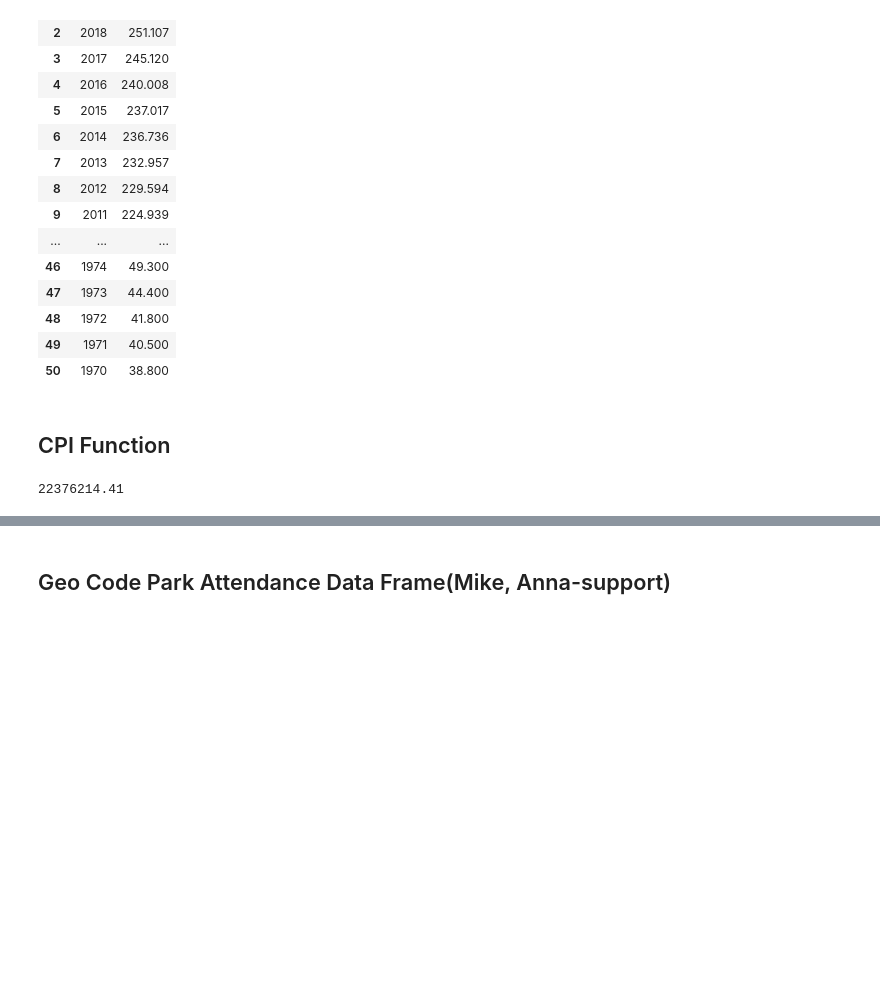
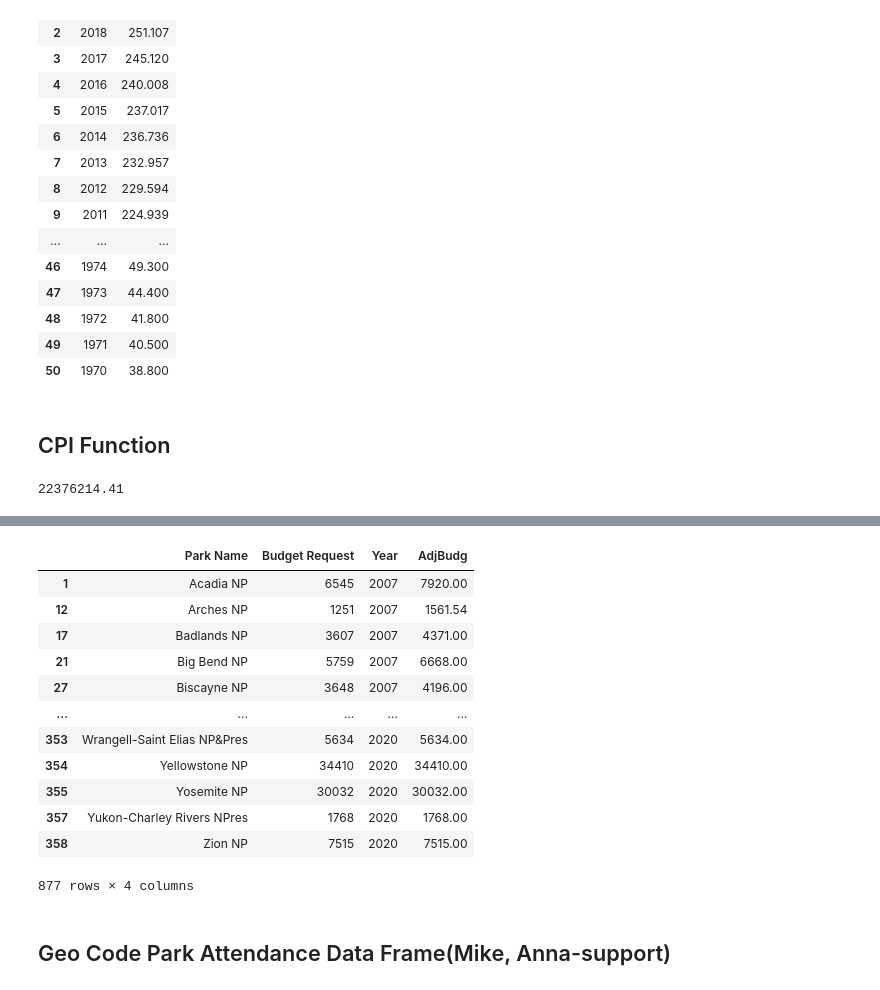
Before and after one commit to mregpala/project-national-park-performance, a Jupyter notebook: NationalParkAnalysis.ipynb, the cells around one changed output, grey strips where cells are left out. Cells and saved outputs as stored; diff of their text form; code cells hidden in the pictures; blank space fills up the shorter version.

```diff
--- a/NationalParkAnalysis.ipynb
+++ b/NationalParkAnalysis.ipynb
@@ -157,3 +318,19 @@ print(str(x))
+# %%
+Final_Budget_df
+# %% [output]
+|  | Park Name | Budget Request | Year | AdjBudg |
+| 1 | Acadia NP | 6545 | 2007 | 7920.00 |
+| 12 | Arches NP | 1251 | 2007 | 1561.54 |
+| 17 | Badlands NP | 3607 | 2007 | 4371.00 |
+| 21 | Big Bend NP | 5759 | 2007 | 6668.00 |
+| 27 | Biscayne NP | 3648 | 2007 | 4196.00 |
+| ... | ... | ... | ... | ... |
+| 353 | Wrangell-Saint Elias NP&Pres | 5634 | 2020 | 5634.00 |
+| 354 | Yellowstone NP | 34410 | 2020 | 34410.00 |
+| 355 | Yosemite NP | 30032 | 2020 | 30032.00 |
+| 357 | Yukon-Charley Rivers NPres | 1768 | 2020 | 1768.00 |
+| 358 | Zion NP | 7515 | 2020 | 7515.00 |
+877 rows × 4 columns
 # %% [markdown]
 ## Geo Code Park Attendance Data Frame(Mike, Anna-support)
 # %%
```
Also changed, not shown: parts of 21 cells of this notebook.
